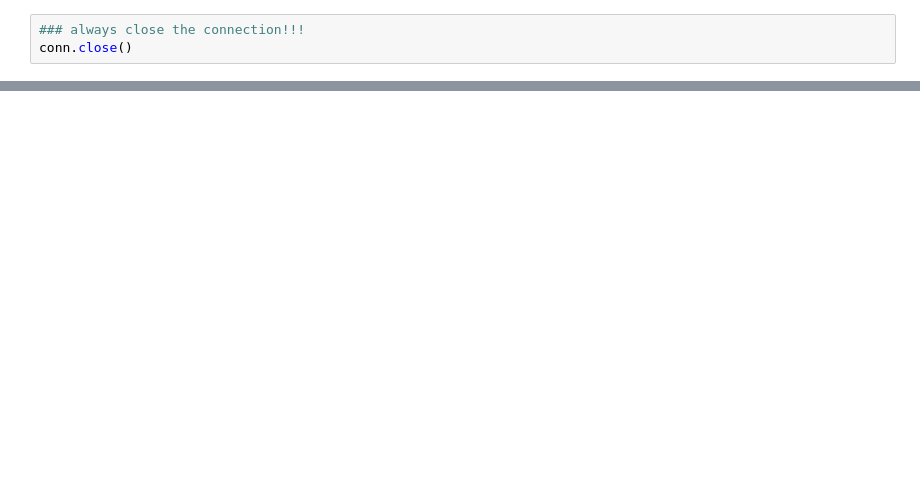
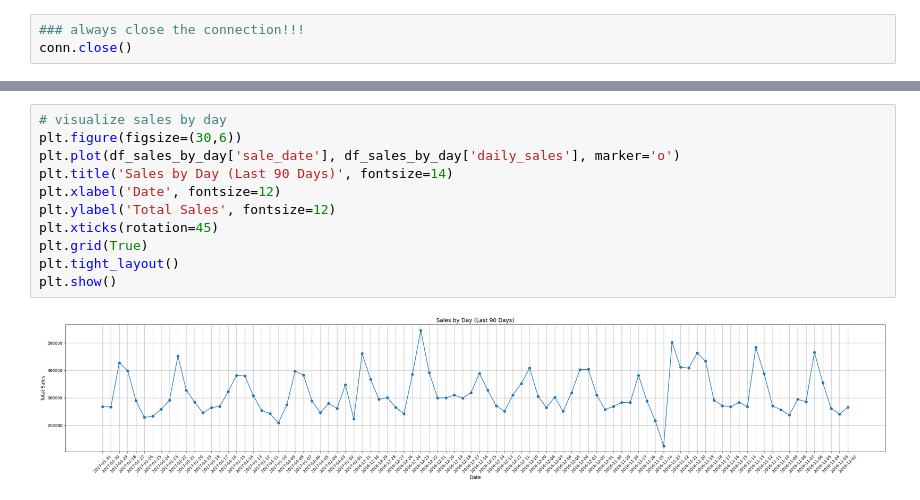
Before and after one commit to breannanpr/wedge, a Jupyter notebook: task_3.ipynb, the cells around one changed output, grey strips where cells are left out. Cells and saved outputs as stored; diff of their text form; blank space fills up the shorter version.

```diff
--- a/task_3.ipynb
+++ b/task_3.ipynb
@@ -213,0 +305,13 @@ print(df_sales_by_day)
+# %%
+# visualize sales by day
+plt.figure(figsize=(30,6))
+plt.plot(df_sales_by_day['sale_date'], df_sales_by_day['daily_sales'], marker='o')
+plt.title('Sales by Day (Last 90 Days)', fontsize=14)
+plt.xlabel('Date', fontsize=12)
+plt.ylabel('Total Sales', fontsize=12)
+plt.xticks(rotation=45)
+plt.grid(True)
+plt.tight_layout()
+plt.show()
+# %% [output]
+[figure, added]
```
Also changed, not shown: parts of 20 cells of this notebook, 6 other files.
